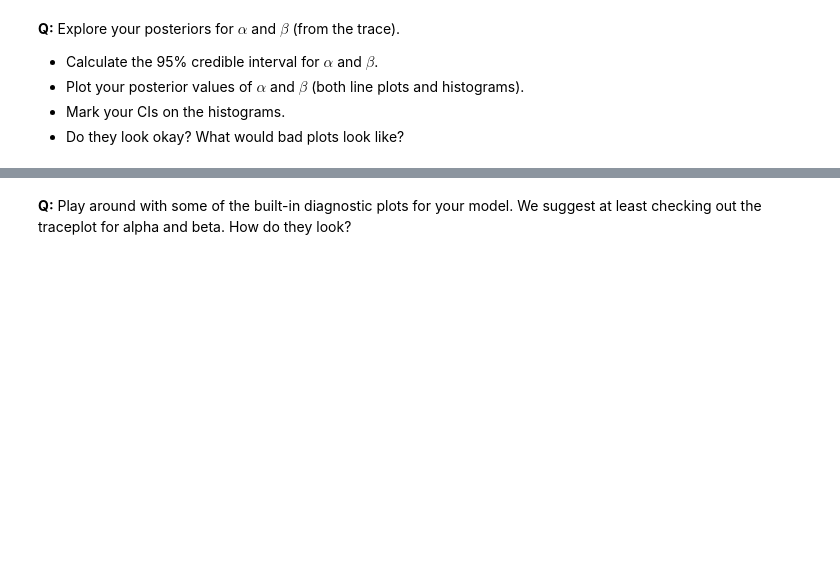
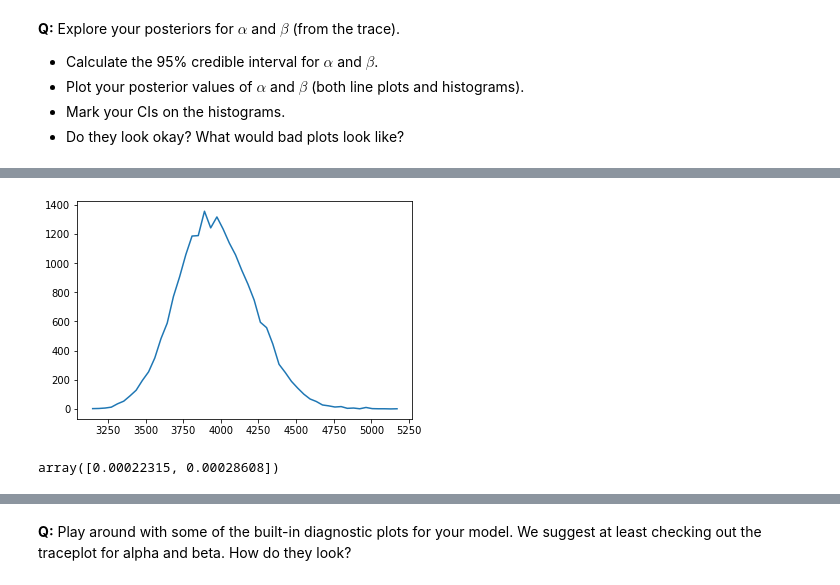
Before and after one commit to chejuichia/DataScienceStudy, a Jupyter notebook: Bayesian_stats_Q6.28/inferential_statistics_3-Q.ipynb, the cells around one changed output, grey strips where cells are left out. Drawn from its saved outputs; the diff is of its cells as text; code cells hidden in the pictures; blank space fills up the shorter version.

```diff
--- a/Bayesian_stats_Q6.28/inferential_statistics_3-Q.ipynb
+++ b/Bayesian_stats_Q6.28/inferential_statistics_3-Q.ipynb
@@ -120,0 +163,11 @@ __A:__
+# %%
+by,bbinEdges = np.histogram(beta,bins=50)
+bbinCenters = 0.5*(bbinEdges[1:]+bbinEdges[:-1])
+plt.plot(bbinCenters,by,'-');
+# %% [output]
+[figure, added]
+# %%
+rate_ci = np.percentile(rate, [2.5, 97.5])
+rate_ci
+# %% [output]
+array([0.00022315, 0.00028608])
```
Also changed, not shown: parts of 19 cells of this notebook.
